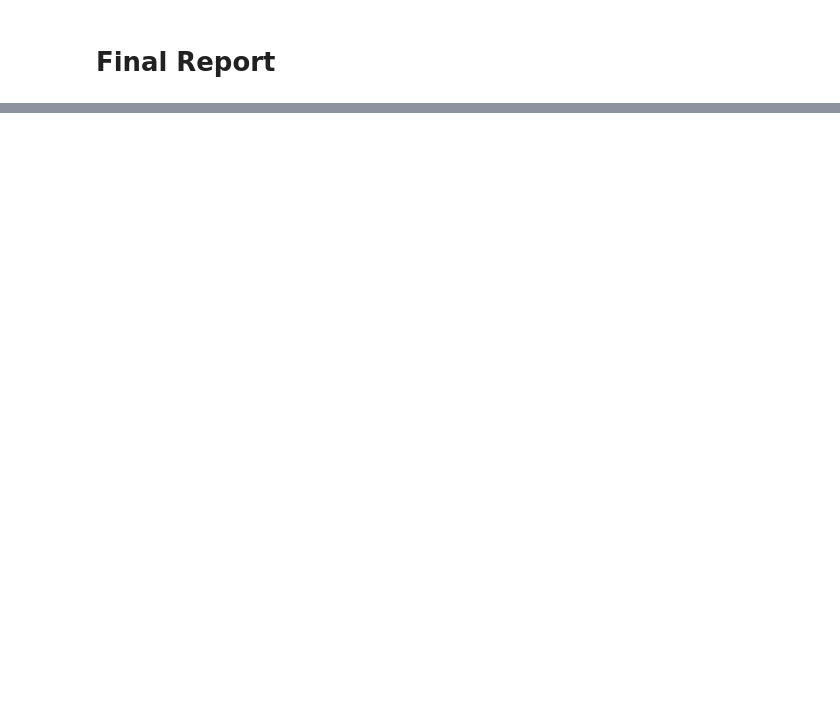
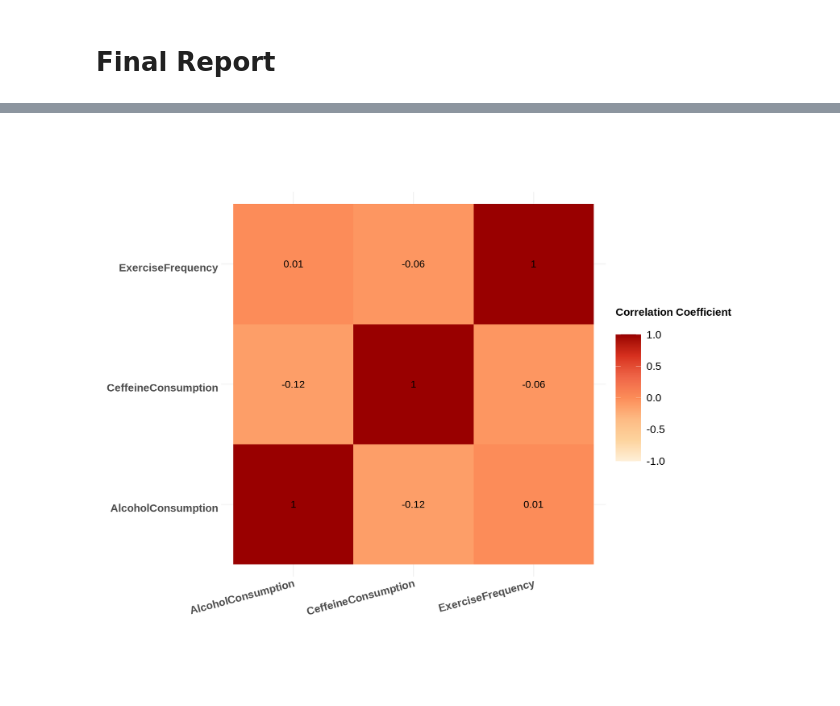
Before and after one commit to Wills-Hao/Sleep-Efficiency-Factors-R, a Jupyter notebook: Final Report.ipynb, the cells around one changed output, grey strips where cells are left out. Saved outputs shown, nothing was run; the diff lists cells and outputs as text; code cells hidden in the pictures; blank space fills up the shorter version.

```diff
--- a/Final Report.ipynb
+++ b/Final Report.ipynb
@@ -55,0 +119,36 @@ A data.frame: 6 × 5
+# %%
+options(repr.plot.width = 15, repr.plot.height = 13)
+corr_matrix <- clean_data %>%
+  select(- c(SleepEfficiency,SmokingStatus)) %>%
+  cor() %>%
+  as.data.frame() %>%
+  rownames_to_column("var1") %>%
+  pivot_longer(-var1, names_to = "var2", values_to = "corr")
+
+
+plot_corr_matrix <- corr_matrix %>%
+  ggplot(aes(var1, var2)) +
+  geom_tile(aes(fill = corr)) +
+  scale_fill_distiller("Correlation Coefficient \n",
+    palette =  "OrRd",
+    direction = 1, limits = c(-1,1)) +
+  labs(x = "", y = "") +
+  theme_minimal() +
+  theme(axis.text.x = element_text(
+      angle = 15, vjust = 1,
+      size = 18, hjust = 1,
+      face = "bold"),
+    axis.text.y = element_text(
+      vjust = 1,
+      size = 18, hjust = 1,
+      face = "bold"
+    ),
+    legend.title = element_text(size = 18, face = "bold"),
+    legend.text = element_text(size = 18),
+    legend.key.size = unit(1.5, "cm")
+  ) +
+  coord_fixed() +
+  geom_text(aes(var1, var2, label = round(corr,digits =2)), color = "black", size = 6)
+plot_corr_matrix
+# %% [output]
+[figure, added]
```
Also changed, not shown: parts of 16 cells of this notebook.
